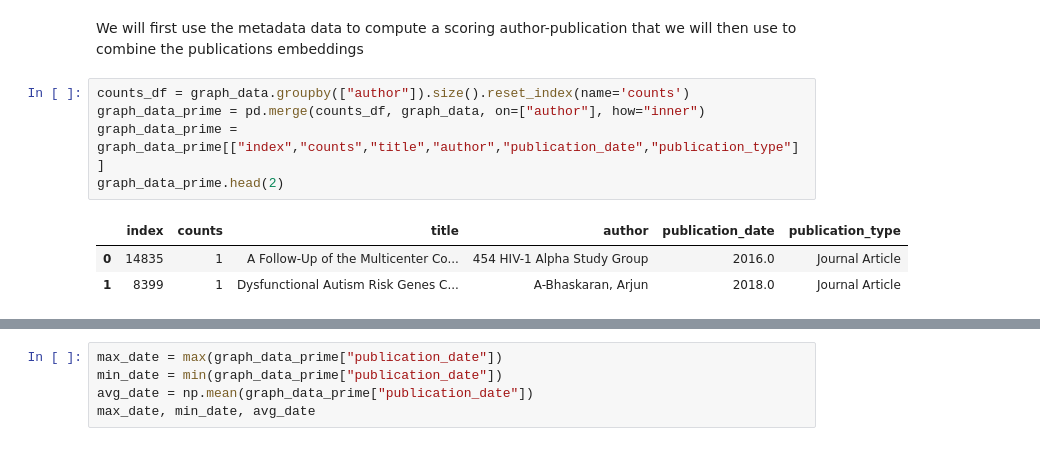
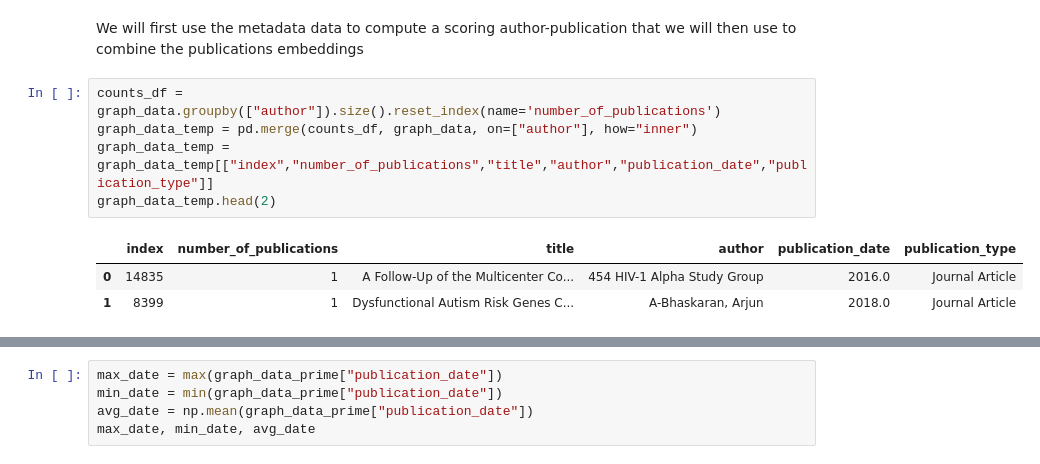
Before and after one commit to GiuliaLanzillotta/ETH_SEARCH, a Jupyter notebook: Embedding LDA.ipynb, the cells around one changed output, grey strips where cells are left out. Drawn from its saved outputs; the diff is of its cells as text.

```diff
--- a/Embedding LDA.ipynb
+++ b/Embedding LDA.ipynb
@@ -361,11 +361,11 @@ graph_data.head(1)
 # %% [markdown]
 We will first use the metadata data to compute a scoring author-publication that we will then use to combine the publications embeddings
 # %%
-counts_df = graph_data.groupby(["author"]).size().reset_index(name='counts')
-graph_data_prime = pd.merge(counts_df, graph_data, on=["author"], how="inner")
-graph_data_prime = graph_data_prime[["index","counts","title","author","publication_date","publication_type"]]
-graph_data_prime.head(2)
+counts_df = graph_data.groupby(["author"]).size().reset_index(name='number_of_publications')
+graph_data_temp = pd.merge(counts_df, graph_data, on=["author"], how="inner")
+graph_data_temp = graph_data_temp[["index","number_of_publications","title","author","publication_date","publication_type"]]
+graph_data_temp.head(2)
 # %% [output]
-|  | index | counts | title | author | publication_date | publication_type |
+|  | index | number_of_publications | title | author | publication_date | publication_type |
 | 0 | 14835 | 1 | A Follow-Up of the Multicenter Co... | 454 HIV-1 Alpha Study Group | 2016.0 | Journal Article |
 | 1 | 8399 | 1 | Dysfunctional Autism Risk Genes C... | A-Bhaskaran, Arjun | 2018.0 | Journal Article |
```
Also changed, not shown: parts of 11 cells of this notebook.
